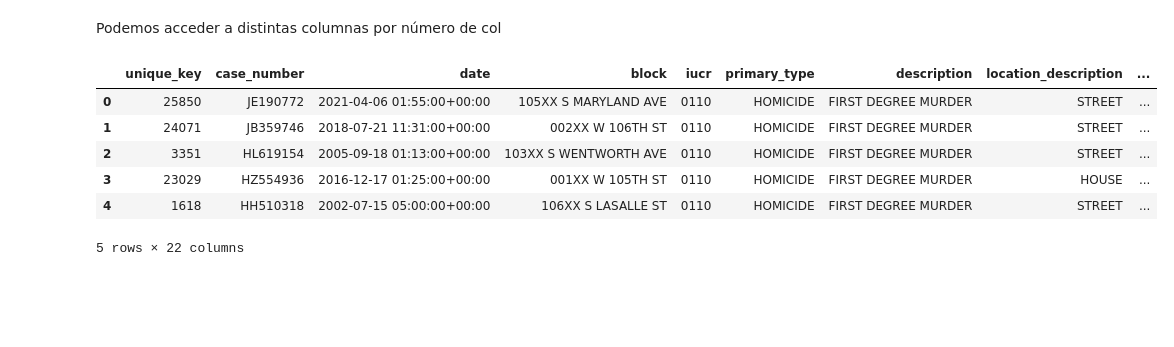
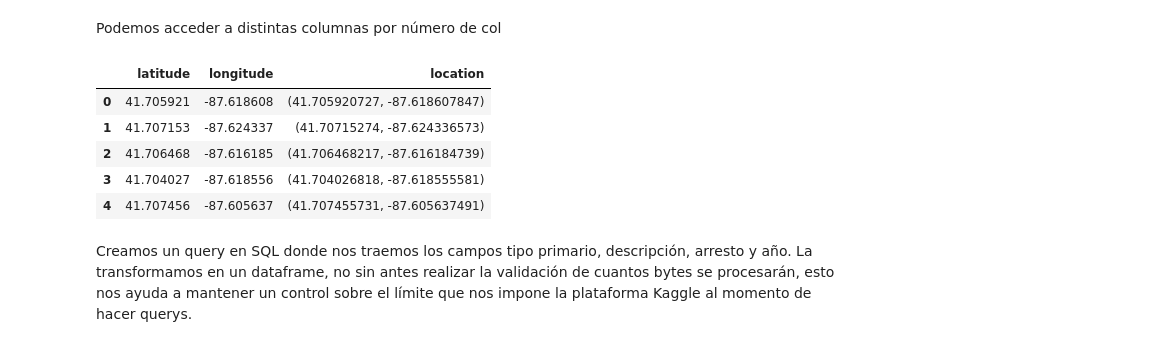
Before and after one commit to hyperion98/Kaggle, a Jupyter notebook: manejo-de-bigquery-y-consultas-sql.ipynb, the cells around one changed output. Drawn from its saved outputs; the diff is of its cells as text; code cells hidden in the pictures; blank space fills up the shorter version.

```diff
--- a/manejo-de-bigquery-y-consultas-sql.ipynb
+++ b/manejo-de-bigquery-y-consultas-sql.ipynb
@@ -63,15 +63,16 @@ client.list_rows(table, max_results=5).to_dataframe()
 # %% [markdown]
 Podemos acceder a distintas columnas por número de col
 # %%
-client.list_rows(table, selected_fields=table.schema[:22], max_results=5).to_dataframe()
+client.list_rows(table, selected_fields=table.schema[19:22], max_results=5).to_dataframe()
 # %% [output]
-|  | unique_key | case_number | date | block | iucr | primary_type | description | location_description | ... |
-| 0 | 25850 | JE190772 | 2021-04-06 01:55:00+00:00 | 105XX S MARYLAND AVE | 0110 | HOMICIDE | FIRST DEGREE MURDER | STREET | ... |
-| 1 | 24071 | JB359746 | 2018-07-21 11:31:00+00:00 | 002XX W 106TH ST | 0110 | HOMICIDE | FIRST DEGREE MURDER | STREET | ... |
-| 2 | 3351 | HL619154 | 2005-09-18 01:13:00+00:00 | 103XX S WENTWORTH AVE | 0110 | HOMICIDE | FIRST DEGREE MURDER | STREET | ... |
-| 3 | 23029 | HZ554936 | 2016-12-17 01:25:00+00:00 | 001XX W 105TH ST | 0110 | HOMICIDE | FIRST DEGREE MURDER | HOUSE | ... |
-| 4 | 1618 | HH510318 | 2002-07-15 05:00:00+00:00 | 106XX S LASALLE ST | 0110 | HOMICIDE | FIRST DEGREE MURDER | STREET | ... |
+|  | latitude | longitude | location |
+| 0 | 41.705921 | -87.618608 | (41.705920727, -87.618607847) |
+| 1 | 41.707153 | -87.624337 | (41.70715274, -87.624336573) |
+| 2 | 41.706468 | -87.616185 | (41.706468217, -87.616184739) |
+| 3 | 41.704027 | -87.618556 | (41.704026818, -87.618555581) |
+| 4 | 41.707456 | -87.605637 | (41.707455731, -87.605637491) |
-5 rows × 22 columns
+# %% [markdown]
+Creamos un query en SQL donde nos traemos los campos tipo primario, descripción, arresto y año. La transformamos en un dataframe, no sin antes realizar la validación de cuantos bytes se procesarán, esto nos ayuda a mantener un control sobre el límite que nos impone la plataforma Kaggle al momento de hacer querys.
 # %%
 query = """
         SELECT primary_type, description, arrest, year
```
Also changed, not shown: parts of 10 cells of this notebook.
